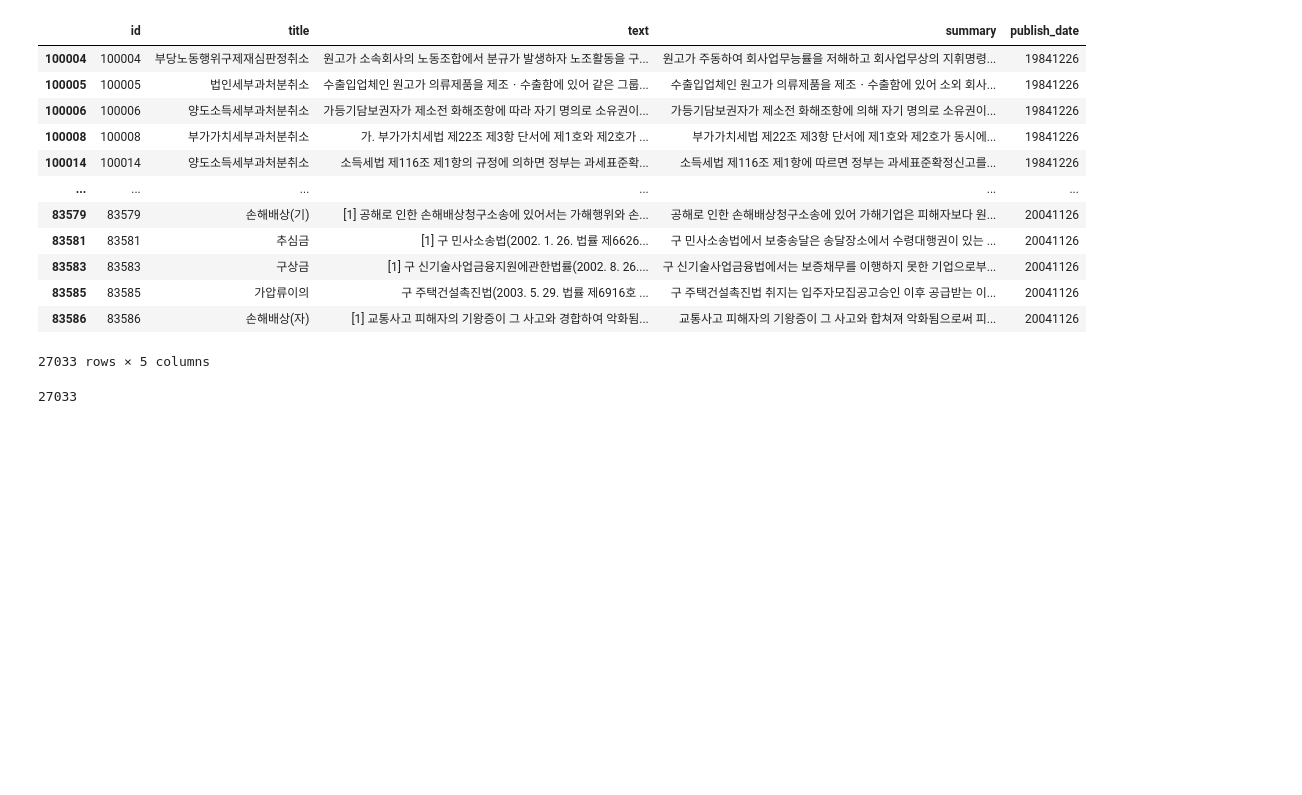
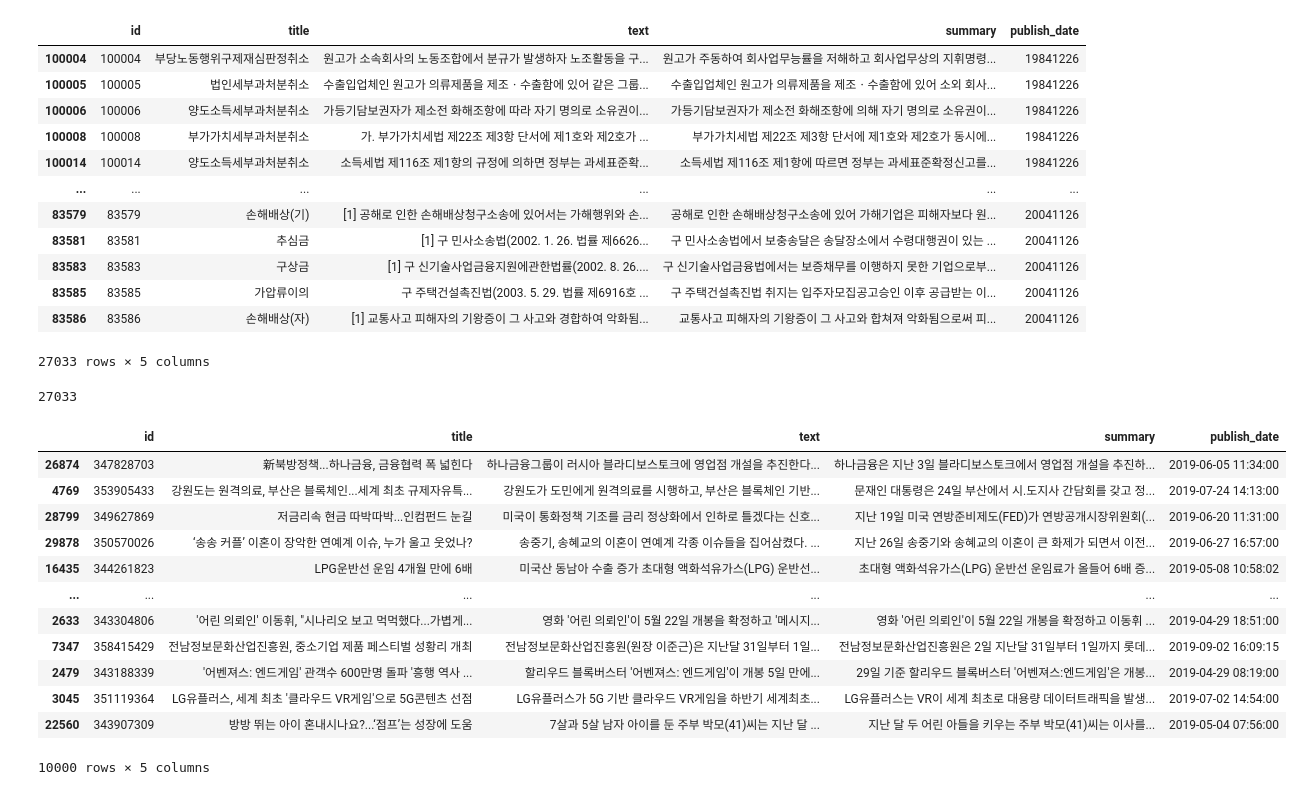
Before and after one commit to peacecheejecake/gassum, a Jupyter notebook: notebooks/eda.ipynb, the cells around one changed output. Cells and saved outputs as stored; diff of their text form; code cells hidden in the pictures; blank space fills up the shorter version.

Commit message:
specify train valid data

```diff
--- a/notebooks/eda.ipynb
+++ b/notebooks/eda.ipynb
@@ -198,3 +198,21 @@ valid_news_law.to_csv('/Volumes/GoogleDrive/My Drive/gassum/data/valid_news+law_
 len(train_law)
 # %% [output]
 27033
+# %%
+valid_news_laws_sampled = valid_news_law.sample(10000)
+# %%
+valid_news_laws_sampled
+# %% [output]
+|  | id | title | text | summary | publish_date |
+| 26874 | 347828703 | 新북방정책...하나금융, 금융협력 폭 넓힌다 | 하나금융그룹이 러시아 블라디보스토크에 영업점 개설을 추진한다... | 하나금융은 지난 3일 블라디보스토크에서 영업점 개설을 추진하... | 2019-06-05 11:34:00 |
+| 4769 | 353905433 | 강원도는 원격의료, 부산은 블록체인...세계 최초 규제자유특... | 강원도가 도민에게 원격의료를 시행하고, 부산은 블록체인 기반... | 문재인 대통령은 24일 부산에서 시.도지사 간담회를 갖고 정... | 2019-07-24 14:13:00 |
+| 28799 | 349627869 | 저금리속 현금 따박따박...인컴펀드 눈길 | 미국이 통화정책 기조를 금리 정상화에서 인하로 틀겠다는 신호... | 지난 19일 미국 연방준비제도(FED)가 연방공개시장위원회(... | 2019-06-20 11:31:00 |
+| 29878 | 350570026 | ‘송송 커플’ 이혼이 장악한 연예계 이슈, 누가 울고 웃었나? | 송중기, 송혜교의 이혼이 연예계 각종 이슈들을 집어삼켰다. ... | 지난 26일 송중기와 송혜교의 이혼이 큰 화제가 되면서 이전... | 2019-06-27 16:57:00 |
+| 16435 | 344261823 | LPG운반선 운임 4개월 만에 6배 | 미국산 동남아 수출 증가 초대형 액화석유가스(LPG) 운반선... | 초대형 액화석유가스(LPG) 운반선 운임료가 올들어 6배 증... | 2019-05-08 10:58:02 |
+| ... | ... | ... | ... | ... | ... |
+| 2633 | 343304806 | '어린 의뢰인' 이동휘, "시나리오 보고 먹먹했다...가볍게... | 영화 '어린 의뢰인'이 5월 22일 개봉을 확정하고 '메시지... | 영화 '어린 의뢰인'이 5월 22일 개봉을 확정하고 이동휘 ... | 2019-04-29 18:51:00 |
+| 7347 | 358415429 | 전남정보문화산업진흥원, 중소기업 제품 페스티벌 성황리 개최 | 전남정보문화산업진흥원(원장 이준근)은 지난달 31일부터 1일... | 전남정보문화산업진흥원은 2일 지난달 31일부터 1일까지 롯데... | 2019-09-02 16:09:15 |
+| 2479 | 343188339 | '어벤져스: 엔드게임' 관객수 600만명 돌파 '흥행 역사 ... | 할리우드 블록버스터 '어벤져스: 엔드게임'이 개봉 5일 만에... | 29일 기준 할리우드 블록버스터 '어벤져스:엔드게임'은 개봉... | 2019-04-29 08:19:00 |
+| 3045 | 351119364 | LG유플러스, 세계 최초 '클라우드 VR게임'으로 5G콘텐츠 선점 | LG유플러스가 5G 기반 클라우드 VR게임을 하반기 세계최초... | LG유플러스는 VR이 세계 최초로 대용량 데이터트래픽을 발생... | 2019-07-02 14:54:00 |
+| 22560 | 343907309 | 방방 뛰는 아이 혼내시나요?...‘점프’는 성장에 도움 | 7살과 5살 남자 아이를 둔 주부 박모(41)씨는 지난 달 ... | 지난 달 두 어린 아들을 키우는 주부 박모(41)씨는 이사를... | 2019-05-04 07:56:00 |
+10000 rows × 5 columns
```
Also changed, not shown: parts of 1 cell of this notebook, 1 other file.
